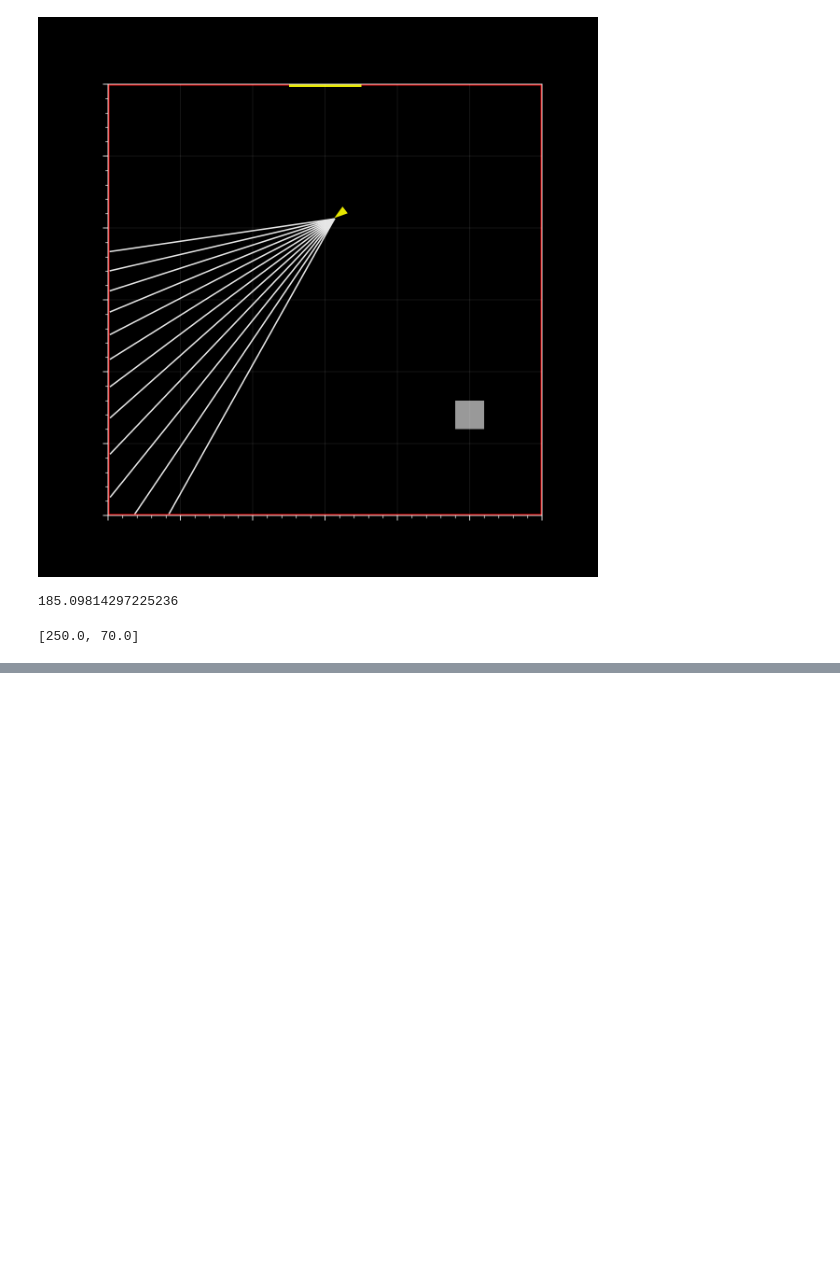
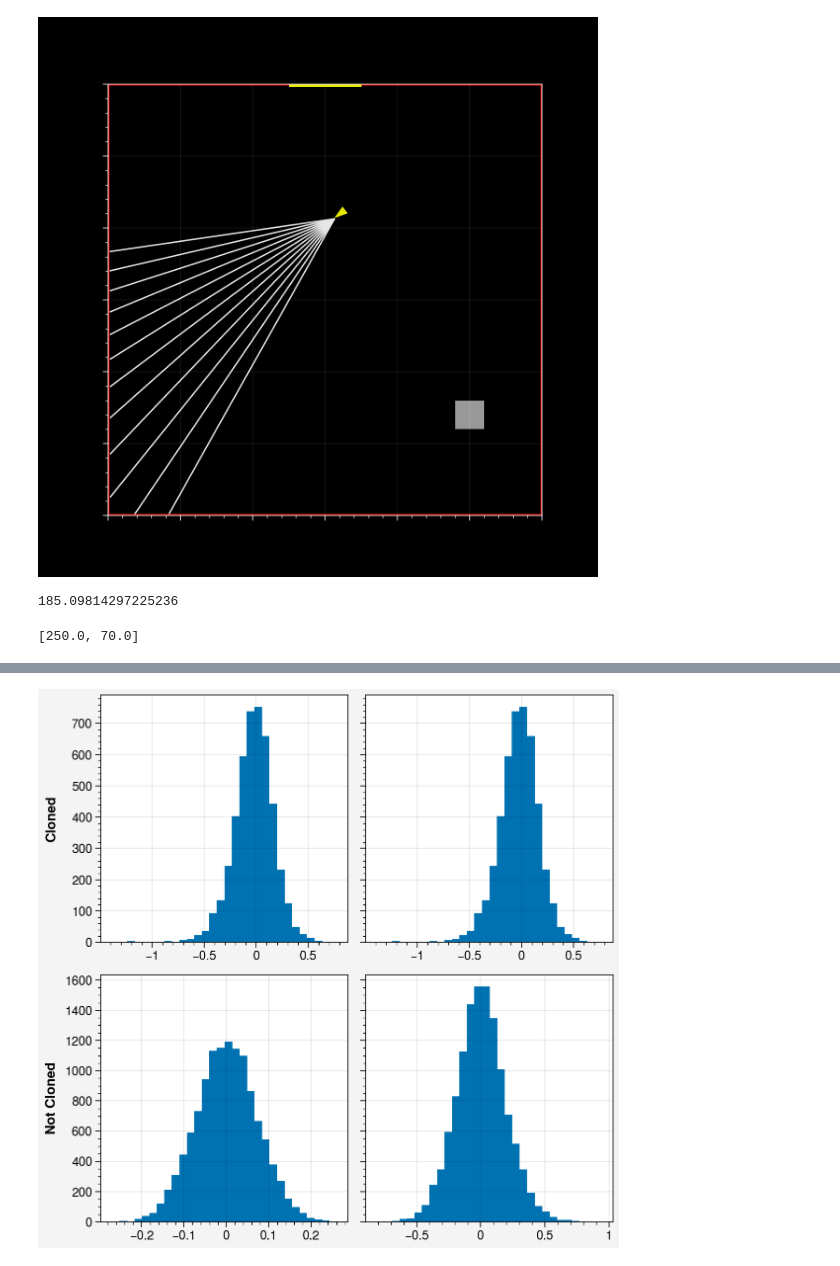
Before and after one commit to liuandrew/training-rl-algo, a Jupyter notebook: write_and_test/manual_testing.ipynb, the cells around one changed output, grey strips where cells are left out. Drawn from its saved outputs; the diff is of its cells as text; code cells hidden in the pictures; blank space fills up the shorter version.

Commit message:
Add protocol for clone network experiments as well as adding some files for testing args or manual running training code for debugging

```diff
--- a/write_and_test/manual_testing.ipynb
+++ b/write_and_test/manual_testing.ipynb
@@ -225,0 +228,8 @@ np.linalg.norm(envs.get_attr('character')[0].pos - envs.get_attr('boxes')[0][-1]
+# %%
+from model_evaluation import load_model_and_env
+
+model_name = 'nav_poster_netstructure/nav_pdistal_width64batch200'
+model, obs_rms, env_kwargs = load_model_and_env(model_name, 0)
+# %%
+
+vec_norm = utils.get_vec_normalize(envs)
@@ -225,0 +426,31 @@ np.linalg.norm(envs.get_attr('character')[0].pos - envs.get_attr('boxes')[0][-1]
+# %%
+'''
+Testing cloning params
+
+We initiate a new model and then clone the first set of parameters from a trained model onto it
+'''
+
+from model_evaluation import load_model_and_env
+
+model_name = 'nav_poster_netstructure/nav_pdistal_width64batch200'
+model, obs_rms, env_kwargs = load_model_and_env(model_name, 0)
+
+agent, envs, rollouts = initialize_ppo_training(env_kwargs=env_kwargs)
+
+
+
+import matplotlib.pyplot as plt
+import proplot as pplt
+
+fig, ax = pplt.subplots(nrows=2, ncols=2, sharex=False)
+ax.format(leftlabels=['Cloned', 'Not Cloned'])
+params1 = list(agent.actor_critic.parameters())
+params2 = list(model.parameters())
+
+params1[0].data.copy_(params2[0].data)
+
+for i in range(2):
+    ax[i, 0].hist(params1[i].reshape(-1).detach().numpy(), bins=30)
+    ax[i, 1].hist(params2[i].reshape(-1).detach().numpy(), bins=30)
+# %% [output]
+[figure, added]
```
Also changed, not shown: parts of 25 cells of this notebook, 9 other files.
